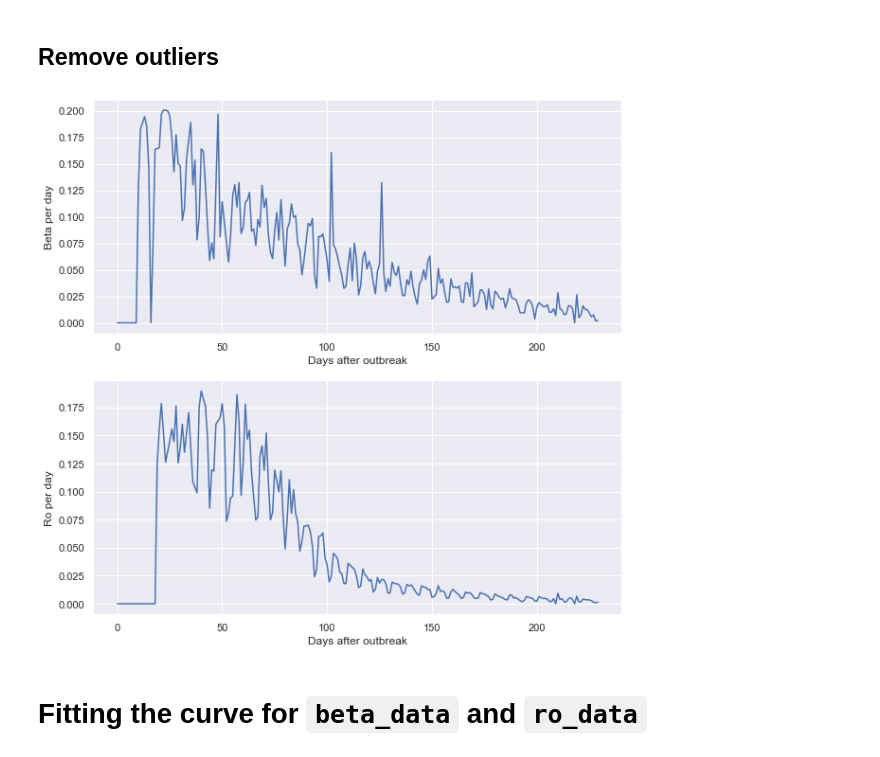
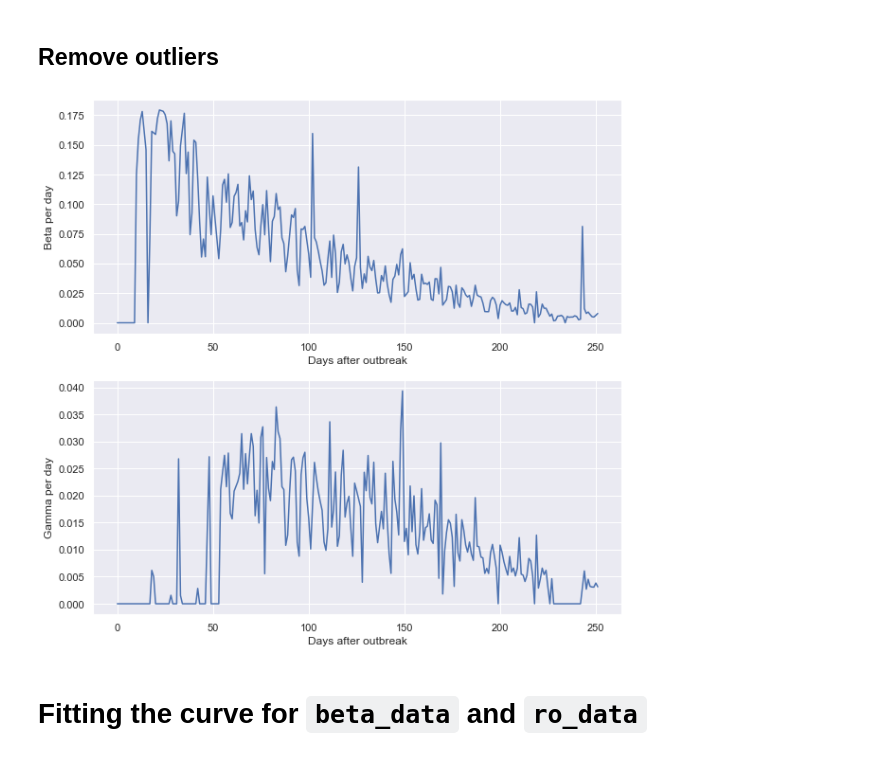
Before and after one commit to lucascbarbosa/MatComp, a Jupyter notebook: Projeto Final/1. SIR/Main.ipynb, the cells around one changed output. Drawn from its saved outputs; the diff is of its cells as text; code cells hidden in the pictures.

````diff
--- a/Projeto Final/1. SIR/Main.ipynb
+++ b/Projeto Final/1. SIR/Main.ipynb
@@ -22,19 +24,15 @@ recov = pd.read_csv('https://raw.githubusercontent.com/CSSEGISandData/COVID-19/m
 # %%
 N = 2e8 #Initial population
-dt = 1 #sample spacing (days)
 i_data = np.array(cases[cases['Country/Region']=='Brazil'].iloc[0,4:])
 outbreak = np.where(i_data==1)[0][0]
 i_data = i_data[outbreak:] #infected daily
-d_data = np.array(deaths[deaths['Country/Region']=='Brazil'].iloc[0,4:])
-d_data = d_data[outbreak:] #deaths daily
 r_data = np.array(recov[recov['Country/Region']=='Brazil'].iloc[0,4:])
 r_data = r_data[outbreak:] #recovered daily
 days_historic = [i for i in range(len(i_data))]
 
-#N = S+I+R+D
-s_data = np.array([N-(i_data[i]+r_data[i]+d_data[i]) for i in range(len(i_data))])
-alfa = 0.04
-gamma = 0.01
+#N = S+I+R
+s_data = np.array([N-(i_data[i]+r_data[i]) for i in range(len(i_data))])
+alfa = 0.03
 # %% [markdown]
 ## Plot historic data
 # %%
@@ -63,17 +57,18 @@ beta_data = np.array([(s_data[i]-s_data[i+1])*N/(s_data[i]*i_data[i]) for i in r
 beta_data[np.isnan(beta_data)] = 0.0
 beta_data = beta_data.round(4)
 
-#d'(t) = ro*alfa*i(t) => ro = d'(t)/[i(t)*alfa]
+#r'(t) = gamma*i(t)
 
-ro_data = np.array([(d_data[i+1]-d_data[i])/(i_data[i]*alfa) for i in range(len(d_data)-1)])
-ro_data = ro_data.round(4)
+gamma_data = np.array([(r_data[i+1]-r_data[i])/i_data[i] for i in range(len(r_data)-1)])
 
 fig,axs = plt.subplots(2)
 fig.set_size_inches(10,10, forward=True)
 axs[0].plot(beta_data)
-axs[1].plot(ro_data)
+axs[1].plot(gamma_data)
 axs[0].set_xlabel('Days after outbreak')
 axs[1].set_xlabel('Days after outbreak')
 axs[0].set_ylabel('Beta per day')
-axs[1].set_ylabel('Ro per day');
+axs[1].set_ylabel('Gamma per day')
+
+print(gamma_data[-1])
 # %% [output]
@@ -87,40 +83,40 @@ iqr = p_75 - p_25
 upper_bound_beta = p_75 + 1.5 * iqr
 lower_bound_beta = p_75 + 1.5 * iqr
 
-p_25, p_75 = np.percentile(ro_data, [25, 75])
+p_25, p_75 = np.percentile(gamma_data, [25, 75])
 iqr = p_75 - p_25
 
-upper_bound_ro = p_75 + 1.5 * iqr
-lower_bound_ro = p_25 - 1.5 * iqr
+upper_bound_gamma = p_75 + 1.5 * iqr
+lower_bound_gamma = p_25 - 1.5 * iqr
 
 def remove_outliers(lower,upper,data):
 
     def have_outliers(data):
         for x in data:
             if x < lower or x > upper:
                 return True
         return False
     while have_outliers(data):
         for i in range(len(data)-1):
             if data[i] < lower or data[i]> upper:
                 data[i] = (data[i-1]+data[i+1])/2
             else:
                 pass
 
 
     return data
 beta_data = remove_outliers(0.0,upper_bound_beta,beta_data)
-ro_data = remove_outliers(0.0,upper_bound_ro,ro_data)
+gamma_data = remove_outliers(0.0,upper_bound_gamma,gamma_data)
 fig,axs = plt.subplots(2)
 fig.set_size_inches(10,10, forward=True)
 axs[0].plot(beta_data)
-axs[1].plot(ro_data)
+axs[1].plot(gamma_data)
 axs[0].set_xlabel('Days after outbreak')
 axs[1].set_xlabel('Days after outbreak')
 axs[0].set_ylabel('Beta per day')
-axs[1].set_ylabel('Ro per day');
+axs[1].set_ylabel('Gamma per day');
 # %% [output]
-[figure, old version]
+[figure, new version]
 # %% [markdown]
 # Fitting the curve for ```beta_data``` and ```ro_data```
 # %% [markdown]
````
Also changed, not shown: parts of 9 cells of this notebook, 2 other files.
